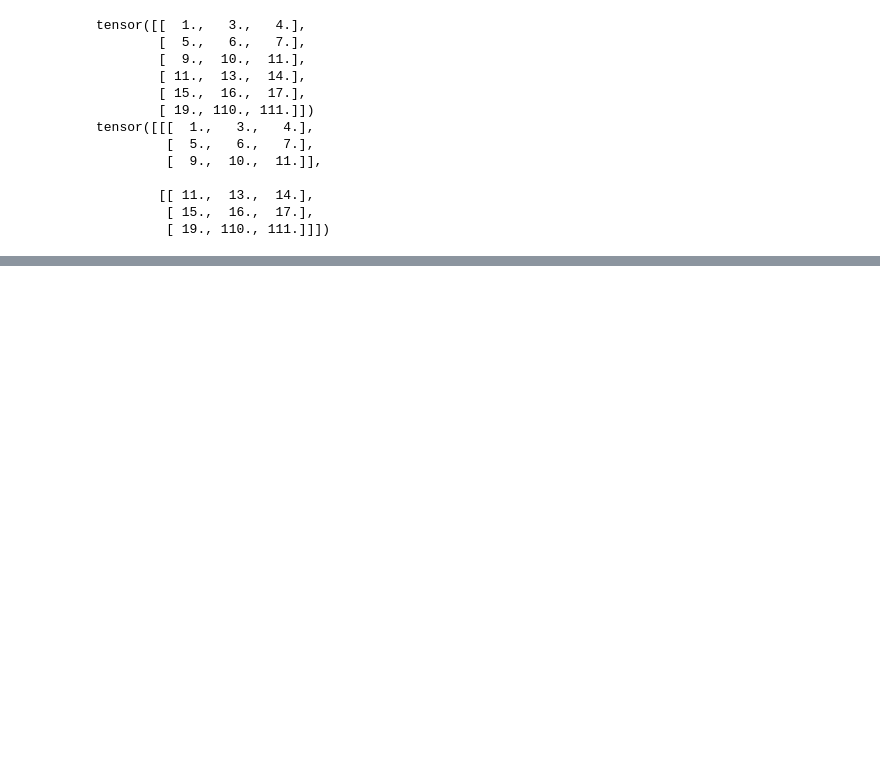
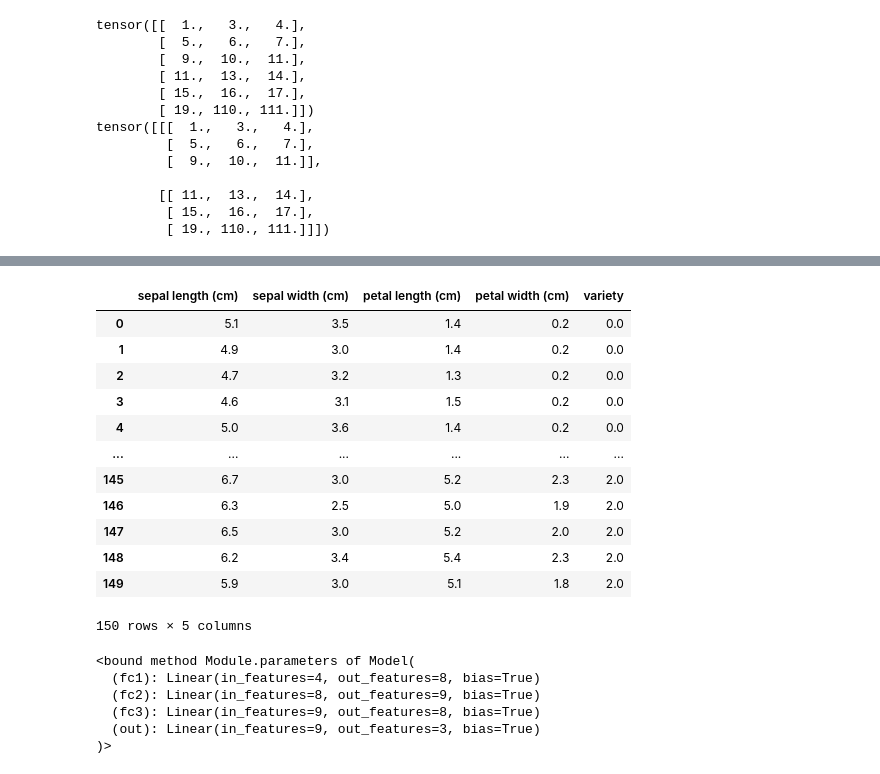
Before and after one commit to LeeEulHo/Python_basic, a Jupyter notebook: Python_Practice/Python_Pytorch/pytorch_tutorial.ipynb, the cells around one changed output, grey strips where cells are left out. Drawn from its saved outputs; the diff is of its cells as text; code cells hidden in the pictures; blank space fills up the shorter version.

```diff
--- a/Python_Practice/Python_Pytorch/pytorch_tutorial.ipynb
+++ b/Python_Practice/Python_Pytorch/pytorch_tutorial.ipynb
@@ -423,0 +496,6 @@ tensor([[[  1.,   3.,   4.],
+# %%
+# 학습시킬 iris 데이터 sklearn 라이브러리 내부에서 호출
+
+from sklearn.datasets import load_iris
+iris = load_iris()
+type(iris)
@@ -423,0 +510,9 @@ tensor([[[  1.,   3.,   4.],
+# %%
+# 원하는 데이터값만 뽑아서 데이터 프레임으로 생성
+
+my_df = pd.DataFrame(iris['data'], columns=iris['feature_names']) #dataframe의 구성을 특징 이름을 열로, 데이터 값들을 행으로 지정
+my_df['target'] = iris['target'] # iris 데이터셋의 target 데이터를 my_df에 추가
+my_df['variety'] = my_df['target'].apply(lambda idx : iris['target_names'][idx]) # iris target 인덱스 값에 맞는 target 이름을 따로 열에 인덱싱 진행
+my_df = my_df.drop(columns=['target']) # target 데이터 열을 모두 삭제
+
+my_df.head() # my_df의 윗부분 확인
@@ -423,0 +526,23 @@ tensor([[[  1.,   3.,   4.],
+# %%
+# variety 열에 해당하는 데이터를 string -> integer로 변경
+
+my_df['variety'] = my_df['variety'].replace('setosa', 0.0) # setosa -> 0.0 으로 변경
+my_df['variety'] = my_df['variety'].replace('versicolor', 1.0) # versicolor -> 1.0 으로 변경
+my_df['variety'] = my_df['variety'].replace('virginica', 2.0) # virginica -> 2.0 으로 변경
+
+# 변경 후 dataframe 확인
+my_df
+# %% [output]
+|  | sepal length (cm) | sepal width (cm) | petal length (cm) | petal width (cm) | variety |
+| 0 | 5.1 | 3.5 | 1.4 | 0.2 | 0.0 |
+| 1 | 4.9 | 3.0 | 1.4 | 0.2 | 0.0 |
+| 2 | 4.7 | 3.2 | 1.3 | 0.2 | 0.0 |
+| 3 | 4.6 | 3.1 | 1.5 | 0.2 | 0.0 |
+| 4 | 5.0 | 3.6 | 1.4 | 0.2 | 0.0 |
+| ... | ... | ... | ... | ... | ... |
+| 145 | 6.7 | 3.0 | 5.2 | 2.3 | 2.0 |
+| 146 | 6.3 | 2.5 | 5.0 | 1.9 | 2.0 |
+| 147 | 6.5 | 3.0 | 5.2 | 2.0 | 2.0 |
+| 148 | 6.2 | 3.4 | 5.4 | 2.3 | 2.0 |
+| 149 | 5.9 | 3.0 | 5.1 | 1.8 | 2.0 |
+150 rows × 5 columns
@@ -423,0 +579,11 @@ tensor([[[  1.,   3.,   4.],
+# %%
+# 신경망 모델의 구조 확인
+
+model.parameters
+# %% [output]
+<bound method Module.parameters of Model(
+  (fc1): Linear(in_features=4, out_features=8, bias=True)
+  (fc2): Linear(in_features=8, out_features=9, bias=True)
+  (fc3): Linear(in_features=9, out_features=8, bias=True)
+  (out): Linear(in_features=9, out_features=3, bias=True)
+)>
```
Also changed, not shown: parts of 21 cells of this notebook, 1 other file.
